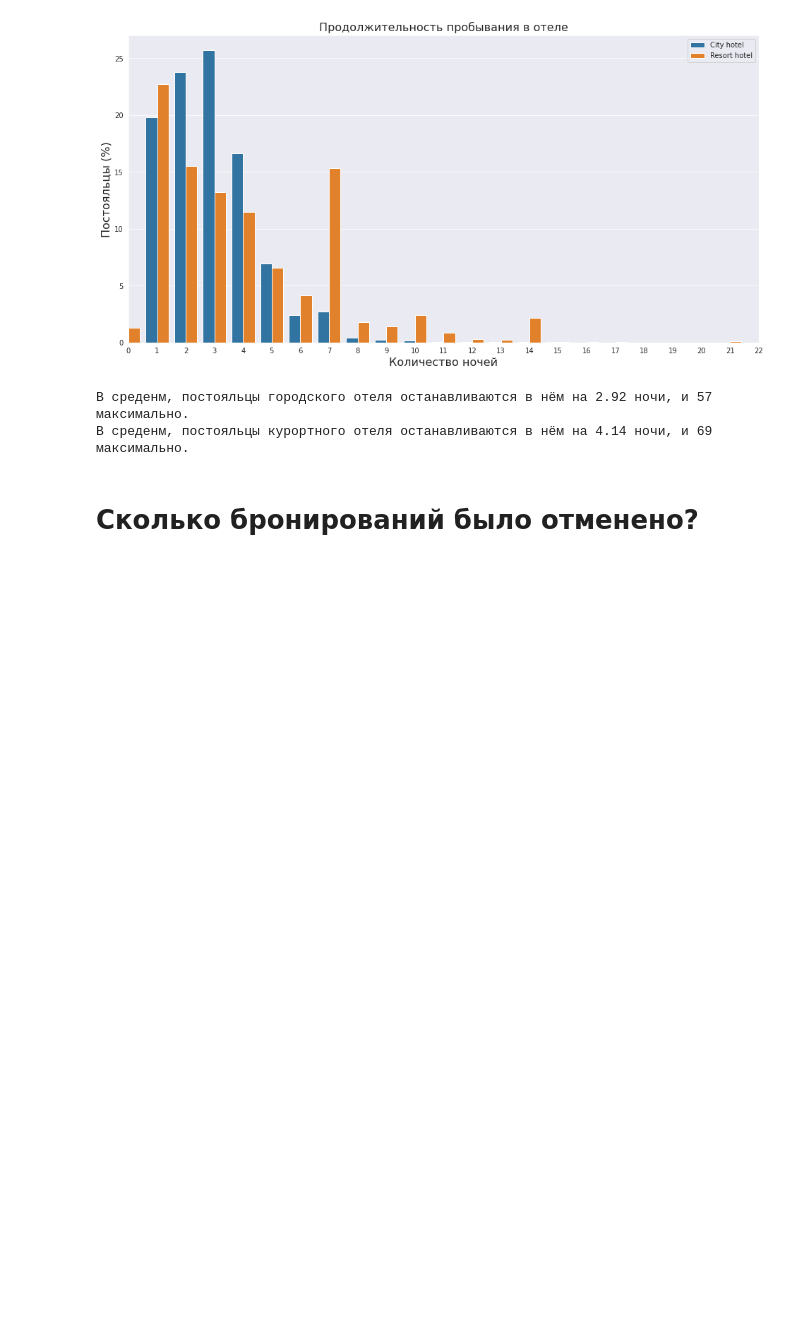
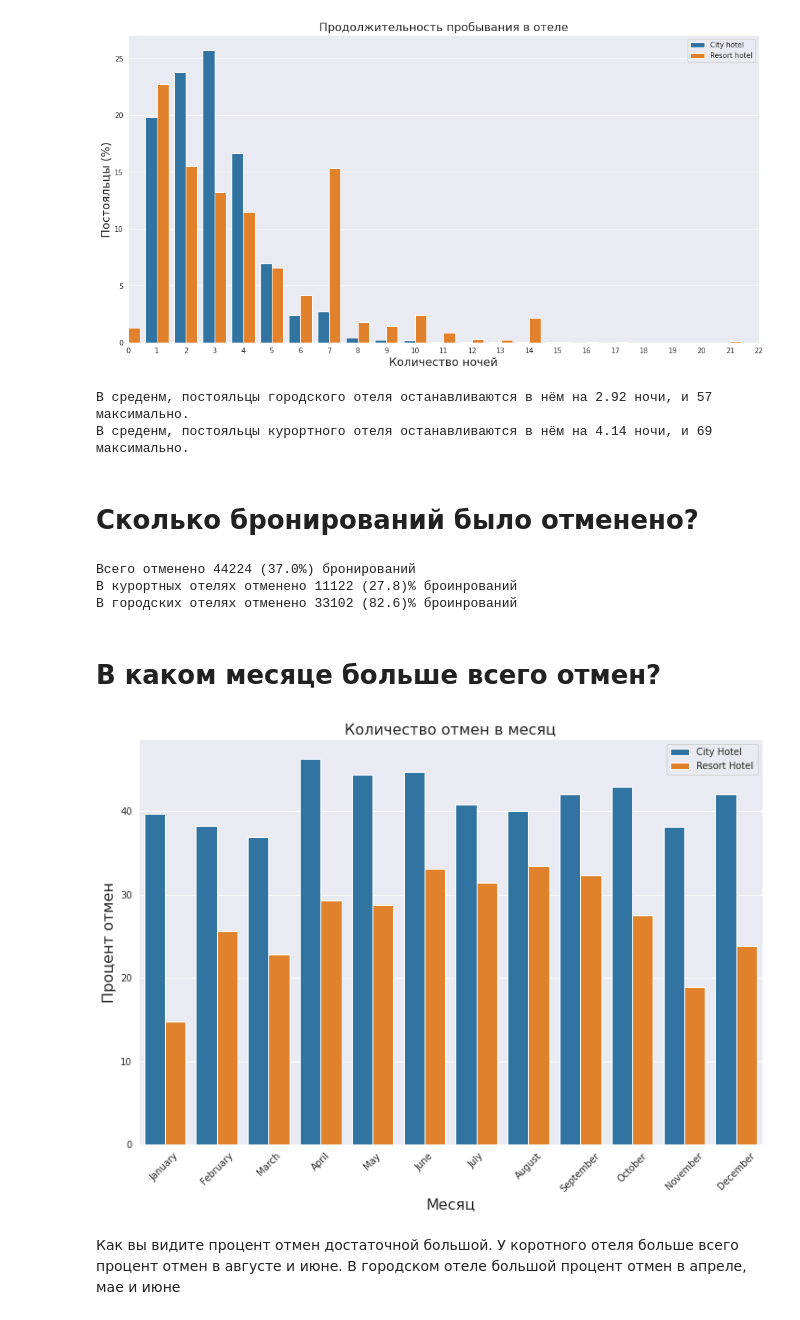
Before and after one commit to SugaryVictor/Hotel-booking-demand, a Jupyter notebook: hotel-booking-demand.ipynb, the cells around one changed output. Cells and saved outputs as stored; diff of their text form; code cells hidden in the pictures; blank space fills up the shorter version.

Commit message:
Анализируем отмены в отелях

```diff
--- a/hotel-booking-demand.ipynb
+++ b/hotel-booking-demand.ipynb
@@ -227,3 +216,59 @@ print(f"В среденм, постояльцы курортного отеля
 В среденм, постояльцы курортного отеля останавливаются в нём на 4.14 ночи, и 69 максимально.
 # %% [markdown]
 # Сколько бронирований было отменено?
+# %%
+total_canceled = df['is_canceled'].sum()
+rh_cancel = df.loc[df["hotel"] == "Resort Hotel"]["is_canceled"].sum()
+ch_cancel = df.loc[df["hotel"] == "City Hotel"]["is_canceled"].sum()
+
+percent_total_cancel = total_canceled / df.shape[0] * 100
+percent_rh_cancel = rh_canceled / df.loc[df["hotel"] == "Resort Hotel"].shape[0] * 100
+percent_ch_cancel = ch_canceled / df.loc[df["hotel"] == "Resort Hotel"].shape[0] * 100
+
+print(f'Всего отменено {total_canceled} ({round(percent_total_cancel, 1)}%) бронирований')
+print(f'В курортных отелях отменено {rh_cancel} ({round(percent_rh_cancel,1)})% броинрований')
+print(f'В городских отелях отменено {ch_cancel} ({round(percent_ch_cancel,1)})% броинрований')
+# %% [output]
+Всего отменено 44224 (37.0%) бронирований
+В курортных отелях отменено 11122 (27.8)% броинрований
+В городских отелях отменено 33102 (82.6)% броинрований
+# %% [markdown]
+# В каком месяце больше всего отмен?
+# %%
+# Create a DateFrame with the relevant data:
+rh_book_per_month = df.loc[(df["hotel"] == "Resort Hotel")].groupby("arrival_date_month")["hotel"].count()
+
+city_book_per_month = df.loc[(df["hotel"] == "City Hotel")].groupby("arrival_date_month")["hotel"].count()
+city_cancel_per_month = df.loc[(df["hotel"] == "City Hotel")].groupby("arrival_date_month")["is_canceled"].sum()
+
+rh_cancel_data = pd.DataFrame({"Hotel": "Resort Hotel",
+                                "Month": list(rh_book_per_month.index),
+                                "Bookings": list(rh_book_per_month.values),
+                                "Cancelations": list(rh_cancel_per_month.values)})
+city_cancel_data = pd.DataFrame({"Hotel": "City Hotel",
+                                "Month": list(city_book_per_month.index),
+                                "Bookings": list(city_book_per_month.values),
+                                "Cancelations": list(city_cancel_per_month.values)})
+
+df = pd.concat([rh_cancel_data, city_cancel_data], ignore_index=True)
+df["cancel_percent"] = df["Cancelations"] / df["Bookings"] * 100
+
+# order by month:
+ordered_months = ["January", "February", "March", "April", "May", "June",
+                  "July", "August", "September", "October", "November", "December"]
+df["Month"] = pd.Categorical(df["Month"], categories=ordered_months, ordered=True)
+
+# show figure:
+plt.figure(figsize=(12, 8))
+sns.barplot(x = "Month", y = "cancel_percent" , hue="Hotel",
+            hue_order = ["City Hotel", "Resort Hotel"], data=df)
+plt.title("Количество отмен в месяц", fontsize=16)
+plt.xlabel("Месяц", fontsize=16)
+plt.xticks(rotation=45)
+plt.ylabel("Процент отмен", fontsize=16)
+plt.legend(loc="upper right")
+plt.show()
+# %% [output]
+[figure, added]
+# %% [markdown]
+Как вы видите процент отмен достаточной большой. У коротного отеля больше всего процент отмен в августе и июне. В городском отеле большой процент отмен в апреле, мае и июне
```
Also changed, not shown: parts of 1 cell of this notebook.
